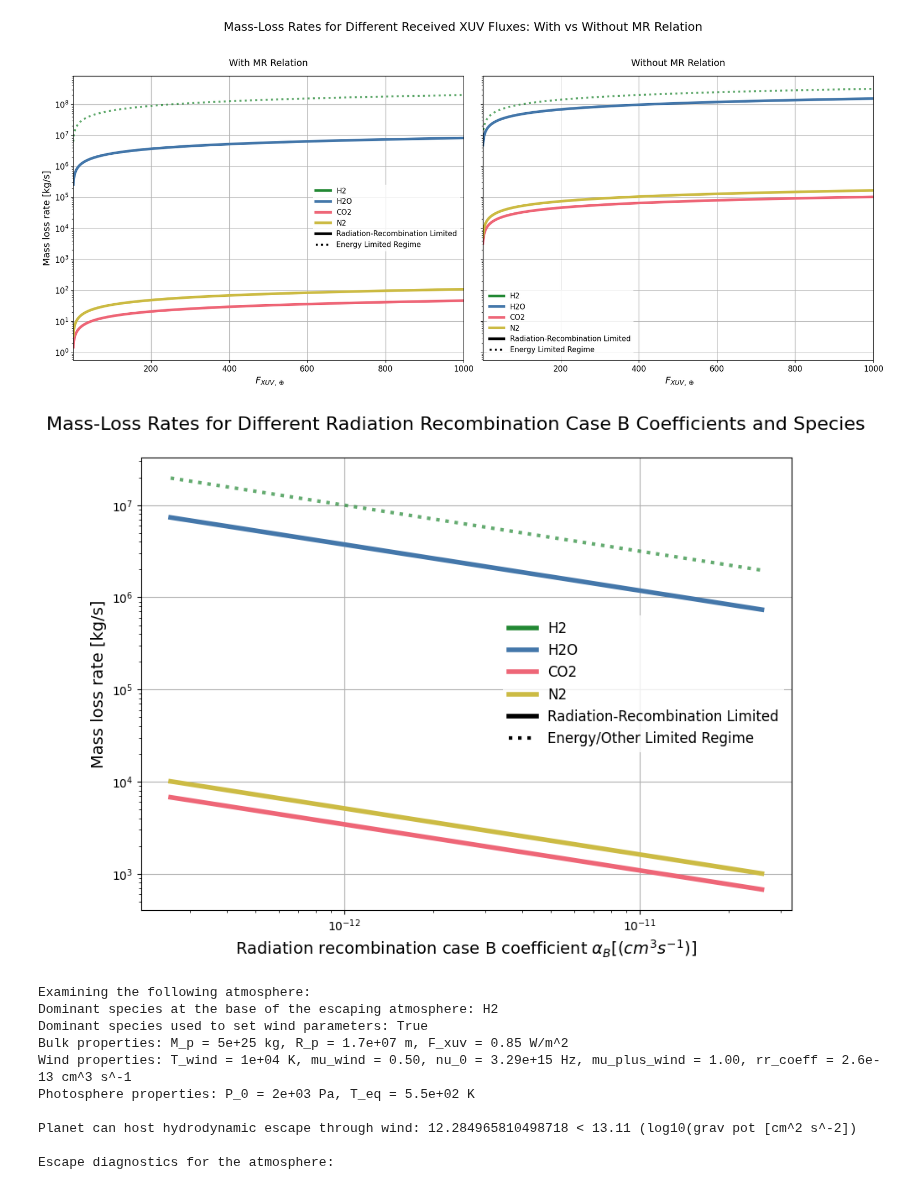
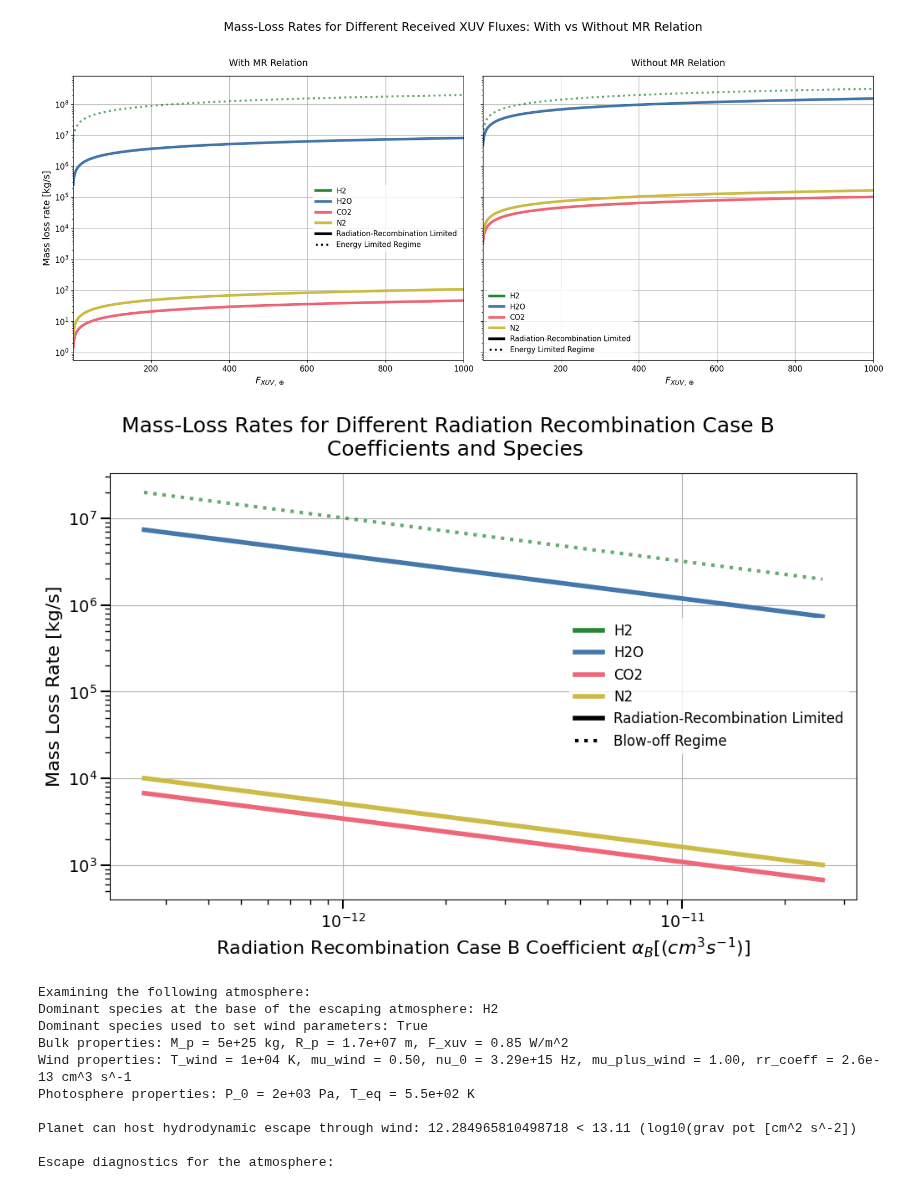
Before and after one commit to FormingWorlds/BScProjectAtmosphericEscape, a Jupyter notebook: plots/results_safari.ipynb, the cells around one changed output. Cells and saved outputs as stored; diff of their text form; code cells hidden in the pictures.

```diff
--- a/plots/results_safari.ipynb
+++ b/plots/results_safari.ipynb
@@ -559,7 +787,7 @@ for species in species_microphysics.keys(): #See dictionary defined above for th
         nu_0=species_microphysics[species]['nu_0'],
         mu_wind=species_microphysics[species]['mu_wind'],
         mu_plus_wind=species_microphysics[species]['mu_plus_wind'],
-        T_eq=553,
+        T_eq=567,
         mu_photo=species_microphysics[species]['mu_photo'],
         P_0=2000,
         T_wind=10**4,
@@ -568,39 +796,46 @@ for species in species_microphysics.keys(): #See dictionary defined above for th
     ) for a in alpha_B])
 
     rates, r_break, rr_mask = sweep_parameter(atm_varied_coeff)
     atmospheres_swept_coeffs[species] = (rates, r_break, rr_mask)
 
 keys = list(atmospheres_swept_coeffs.keys())
 
 
 colours = ['#228833', '#4477AA', '#EE6677', '#CCBB44']
 fig, ax = plt.subplots(1, 1, figsize=(10, 7))
-fig.suptitle('Mass-Loss Rates for Different Radiation Recombination Case B Coefficients and Species' , fontsize=16, y=0.95)
+fig.suptitle('Mass-Loss Rates for Different Radiation Recombination Case B \n Coefficients and Species' , fontsize=18, y=0.95)
 
 for i, species in enumerate(keys):
     mass_loss_rates_alpha, regime_break_alpha, rr_mask_alpha = atmospheres_swept_coeffs[species]
     #plotting the whole mass loss rate curve as dotted first
     ax.plot(alpha_B, mass_loss_rates_alpha, linestyle='dotted', color=colours[i], alpha=0.7, lw=3)
     #then plotting the part that is rr_limited as solid
     ax.plot(alpha_B[rr_mask_alpha], np.array(mass_loss_rates_alpha)[rr_mask_alpha], linestyle='solid', color=colours[i], label=f'{species}', lw=4)
 
 custom_lines = [Line2D([0], [0], color='black', linestyle='-', lw=4),
                 Line2D([0], [0], color='black', linestyle=':', lw=3)]
 
 # Get current handles and append our style definitions to the legend
 handles, labels = ax.get_legend_handles_labels()
 handles.extend(custom_lines)
-labels.extend(['Radiation-Recombination Limited', 'Energy/Other Limited Regime'])
+labels.extend(['Radiation-Recombination Limited', 'Blow-off Regime'])
 ax.legend(handles=handles, labels=labels, loc='best', fontsize=12, frameon=True, shadow=False, facecolor='white', edgecolor='none')
 ax.grid(True)
-ax.set_xlabel('Radiation recombination case B coefficient $\\alpha_{B} [(cm^3 s^{-1})]$', fontsize=14)
-ax.set_ylabel('Mass loss rate [kg/s]', fontsize=14)
+ax.set_xlabel('Radiation Recombination Case B Coefficient $\\alpha_{B} [(cm^3 s^{-1})]$', fontsize=16)
+ax.set_ylabel('Mass Loss Rate [kg/s]', fontsize=16)
 ax.set_xscale('log')
 ax.set_yscale('log')
-#plt.savefig('Keepers/RR_coeff_sensitivity.png', dpi=300)
+# Major Ticks: Bumped to labelsize=14, longer and thicker lines
+ax.tick_params(axis='both', which='major', labelsize=14, length=8, width=1.5)
+
+# Minor Ticks: Sized up so the log-scale sub-divisions show cleanly in document columns
+ax.tick_params(axis='both', which='minor', length=4, width=1.0)
+
+plt.tight_layout(rect=[0, 0, 1, 0.97])
+plt.savefig('Keepers/RR_coeff_sensitivity.png', dpi=300)
 plt.show()
 # %% [output]
-[figure, old version]
+[figure, new version]
 # %%
 
 
```
Also changed, not shown: parts of 17 cells of this notebook, 2 other files.
